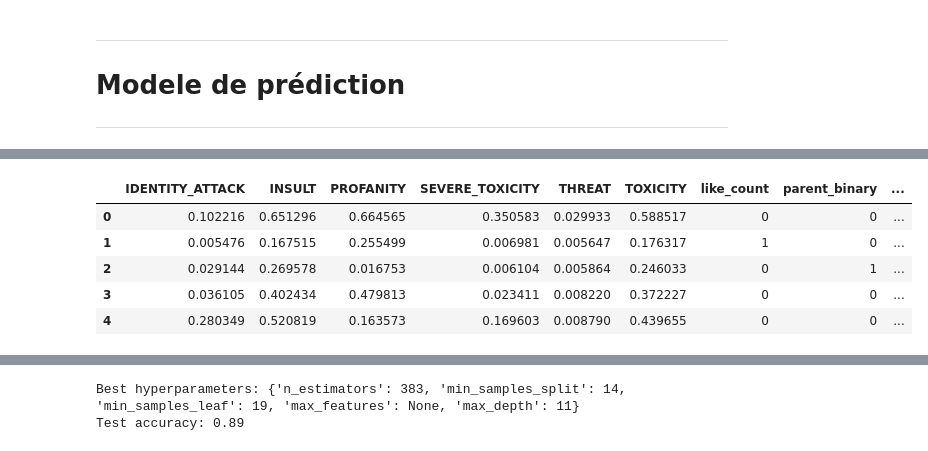
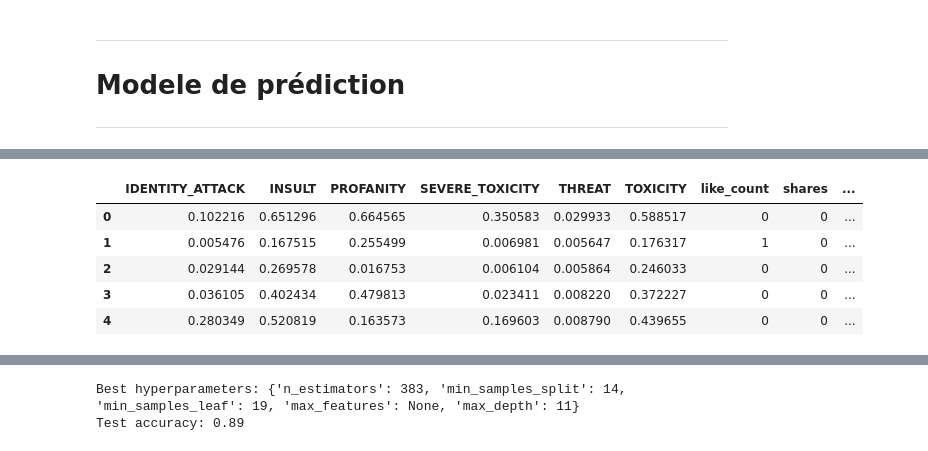
Before and after one commit to caseguin/GLO-7027, a Jupyter notebook: charles_workspace/charles_model.ipynb, the cells around one changed output, grey strips where cells are left out. Saved outputs shown, nothing was run; the diff lists cells and outputs as text; code cells hidden in the pictures.

```diff
--- a/charles_workspace/charles_model.ipynb
+++ b/charles_workspace/charles_model.ipynb
@@ -30,14 +35,19 @@ df.head(2)
 # %%
 df_model = df.copy()
-df_model['parent_binary'] = np.where(df_model['parent'].isna(), 0, 1)
+# df_model['parent_binary'] = np.where(df_model['parent'].isna(), 0, 1)
 df_model['comments_binary'] = np.where(df_model['comment_count']==0, 0, 1)
 
-col_to_keep = ['IDENTITY_ATTACK', 'INSULT', 'PROFANITY', 'SEVERE_TOXICITY', 'THREAT', 'TOXICITY', 'like_count', 'parent_binary', 'created_time_comments', 'created_time_posts']
-df_model[col_to_keep].head()
+col_to_keep = ['IDENTITY_ATTACK', 'INSULT', 'PROFANITY', 'SEVERE_TOXICITY', 'THREAT', 'TOXICITY', 'like_count', 'shares', 'time_difference', 'year', 'month', 'weekday', 'year', 'month', 'weekday', 'positive', 'negative', 'emoji_count', 'comments_binary']
+# col_to_keep = ['IDENTITY_ATTACK_cube', 'INSULT_cube', 'PROFANITY_cube', 'SEVERE_TOXICITY_cube', 'THREAT_cube', 'TOXICITY_cube', 'like_count_cube', 'shares_cube', 'time_difference', 'year', 'month', 'weekday', 'comments_binary']
+# col_to_keep = ['IDENTITY_ATTACK_cube', 'INSULT_cube', 'PROFANITY_cube', 'SEVERE_TOXICITY_cube', 'THREAT_cube', 'TOXICITY_cube', 'like_count_cube', 'shares_cube', 'time_difference', 'year', 'month', 'weekday', 'comment_count']
+
+
+df_model = df_model[col_to_keep]
+df_model.head()
 # %% [output]
-|  | IDENTITY_ATTACK | INSULT | PROFANITY | SEVERE_TOXICITY | THREAT | TOXICITY | like_count | parent_binary | ... |
+|  | IDENTITY_ATTACK | INSULT | PROFANITY | SEVERE_TOXICITY | THREAT | TOXICITY | like_count | shares | ... |
 | 0 | 0.102216 | 0.651296 | 0.664565 | 0.350583 | 0.029933 | 0.588517 | 0 | 0 | ... |
 | 1 | 0.005476 | 0.167515 | 0.255499 | 0.006981 | 0.005647 | 0.176317 | 1 | 0 | ... |
-| 2 | 0.029144 | 0.269578 | 0.016753 | 0.006104 | 0.005864 | 0.246033 | 0 | 1 | ... |
+| 2 | 0.029144 | 0.269578 | 0.016753 | 0.006104 | 0.005864 | 0.246033 | 0 | 0 | ... |
 | 3 | 0.036105 | 0.402434 | 0.479813 | 0.023411 | 0.008220 | 0.372227 | 0 | 0 | ... |
 | 4 | 0.280349 | 0.520819 | 0.163573 | 0.169603 | 0.008790 | 0.439655 | 0 | 0 | ... |
```
Also changed, not shown: parts of 28 cells of this notebook, 2 other files.
